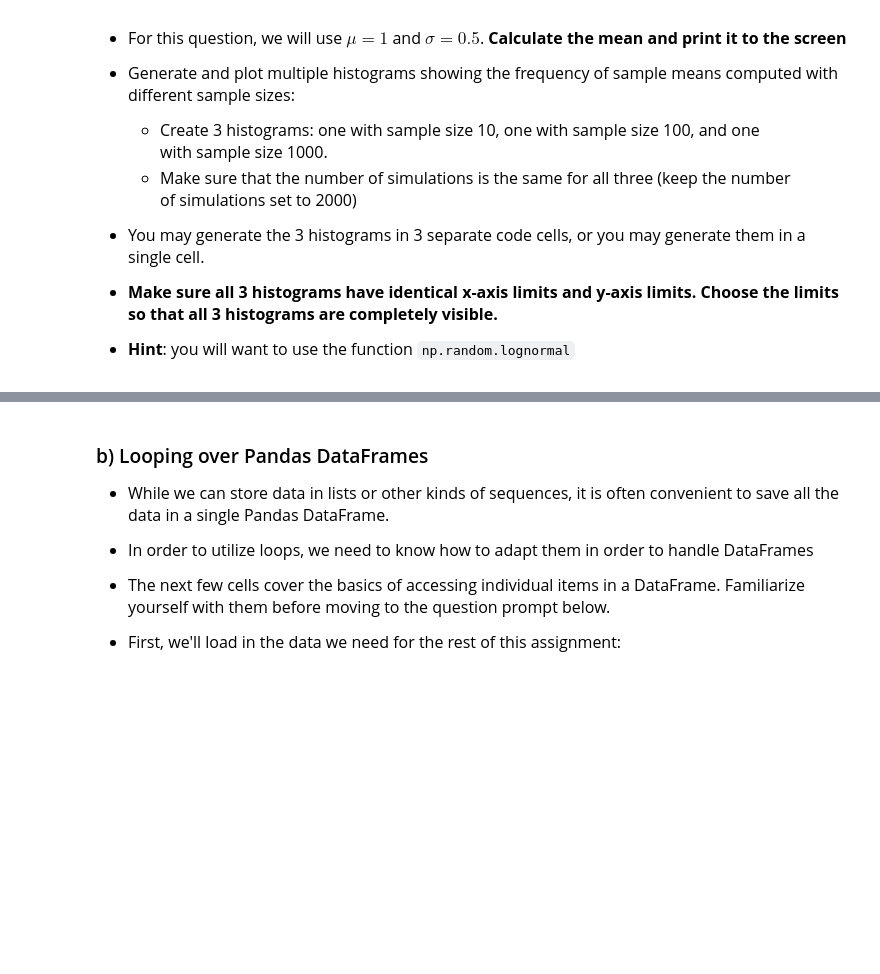
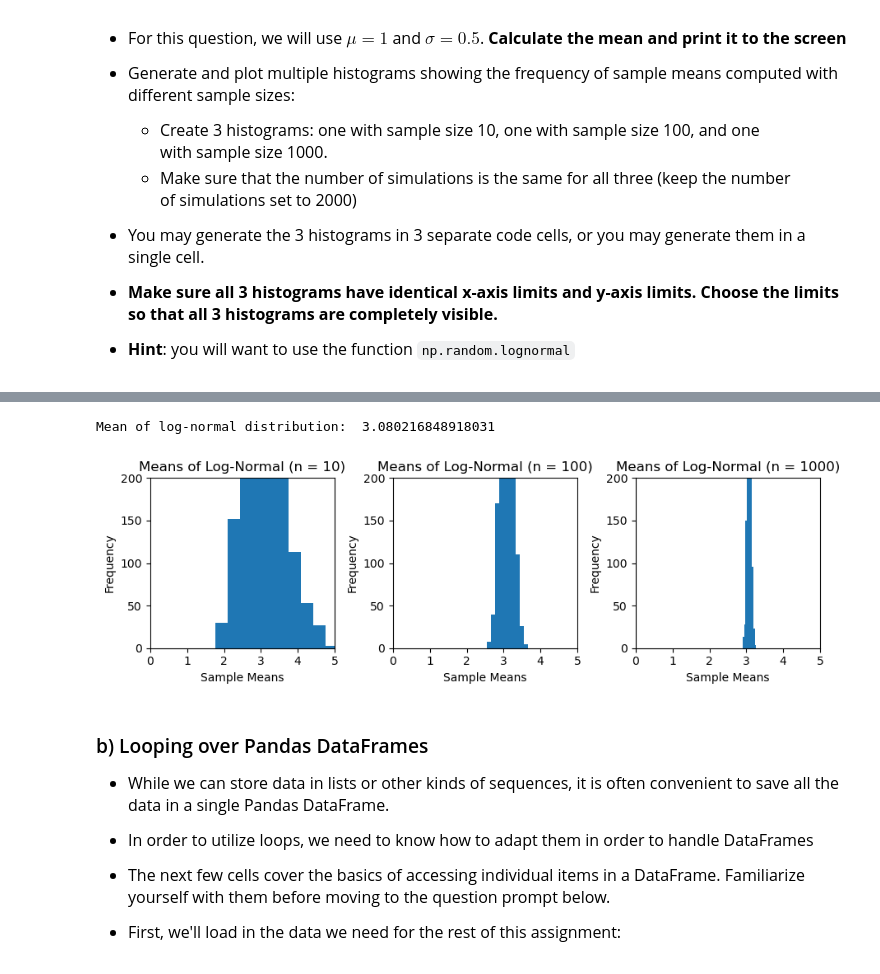
Before and after one commit to miabarnett18/datasci151spring2026, a Jupyter notebook: _assignments/assignment_5/Assignment5 my copy.ipynb, the cells around one changed output, grey strips where cells are left out. Cells and saved outputs as stored; diff of their text form; code cells hidden in the pictures; blank space fills up the shorter version.

```diff
--- a/_assignments/assignment_5/Assignment5 my copy.ipynb
+++ b/_assignments/assignment_5/Assignment5 my copy.ipynb
@@ -122,3 +50,74 @@ Mean of log-normal distribution: 3.080216848918031
+# %%
+mu = 1
+sigma = 0.5
+num_simulations = 2000
+
+# theoretical mean
+theoretical_mean = np.exp(mu + (sigma**2)/2)
+print("Mean of log-normal distribution: ", theoretical_mean)
+
+fig, subfig_array = plt.subplots(1, 3, figsize=(9,3))
+
+# Sample size 10
+
+sample_size = 10
+vec_xbar = np.zeros(num_simulations)
+
+for iteration in range(num_simulations):
+    vec_lognorm = np.random.lognormal(mean=mu, sigma=sigma, size=sample_size)
+    vec_xbar[iteration] = vec_lognorm.mean()
+
+subfig_array[0].hist(vec_xbar)
+subfig_array[0].set_title("Means of Log-Normal (n = 10)")
+subfig_array[0].set_ylabel("Frequency")
+subfig_array[0].set_xlabel("Sample Means")
+
+
+# Sample size 100
+
+sample_size = 100
+vec_xbar = np.zeros(num_simulations)
+
+for iteration in range(num_simulations):
+    vec_lognorm = np.random.lognormal(mean=mu, sigma=sigma, size=sample_size)
+    vec_xbar[iteration] = vec_lognorm.mean()
+
+subfig_array[1].hist(vec_xbar)
+subfig_array[1].set_title("Means of Log-Normal (n = 100)")
+subfig_array[1].set_ylabel("Frequency")
+subfig_array[1].set_xlabel("Sample Means")
+
+# Sample size 1000
+
+sample_size = 1000
+vec_xbar = np.zeros(num_simulations)
+
+for iteration in range(num_simulations):
+    vec_lognorm = np.random.lognormal(mean=mu, sigma=sigma, size=sample_size)
+    vec_xbar[iteration] = vec_lognorm.mean()
+
+subfig_array[2].hist(vec_xbar)
+subfig_array[2].set_title("Means of Log-Normal (n = 1000)")
+subfig_array[2].set_ylabel("Frequency")
+subfig_array[2].set_xlabel("Sample Means")
+
+subfig_array[0].set_ylim(top = 200)
+subfig_array[1].set_ylim(top = 200)
+subfig_array[2].set_ylim(top = 200)
+
+subfig_array[0].set_xlim(right = 5)
+subfig_array[1].set_xlim(right = 5)
+subfig_array[2].set_xlim(right = 5)
+subfig_array[0].set_xlim(left = 0)
+subfig_array[1].set_xlim(left = 0)
+subfig_array[2].set_xlim(left = 0)
+
+
+plt.tight_layout()
+plt.show()
+# %% [output]
+Mean of log-normal distribution:  3.080216848918031
+[figure, added]
 # %% [markdown]
 ### b) Looping over Pandas DataFrames
 
```
Also changed, not shown: parts of 3 cells of this notebook, 1 other file.
